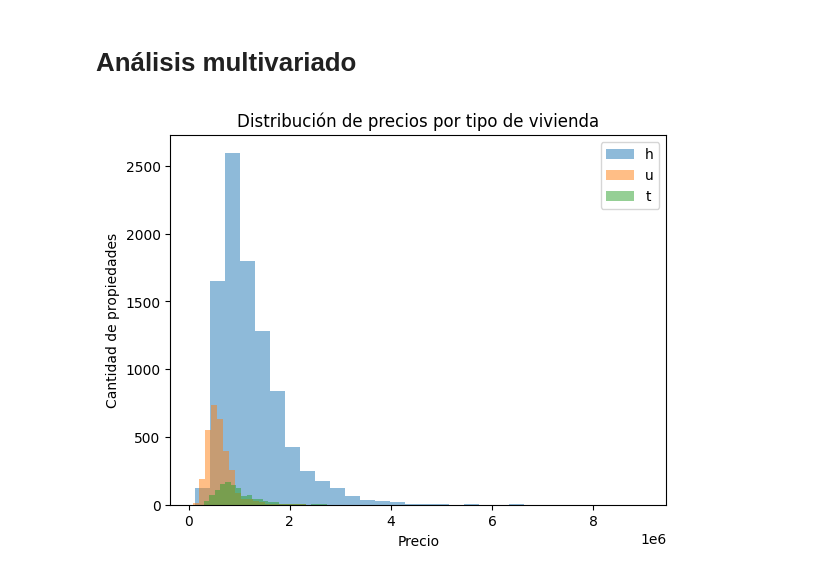
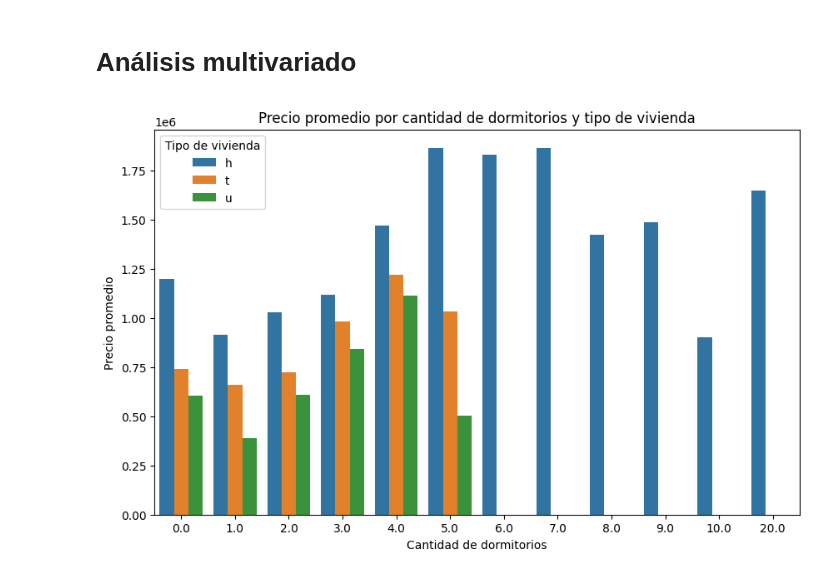
Before and after one commit to Cristian-Larzabal/Data_science, a Jupyter notebook: PrimerEntrega/ProyectoDS_ParteI_Larzabal.ipynb, the cells around one changed output. Cells and saved outputs as stored; diff of their text form; code cells hidden in the pictures.

```diff
--- a/PrimerEntrega/ProyectoDS_ParteI_Larzabal.ipynb
+++ b/PrimerEntrega/ProyectoDS_ParteI_Larzabal.ipynb
@@ -118,15 +145,15 @@ plt.show()
 # %% [markdown]
 # Análisis multivariado
-# %%
-types = df['Type'].unique()
-for t in types:
-    subset = df[df['Type']==t]
-    plt.hist(subset['Price'], bins=30, alpha=0.5, label=t)
-
-plt.title("Distribución de precios por tipo de vivienda")
-plt.xlabel("Precio")
-plt.ylabel("Cantidad de propiedades")
-plt.legend()
-plt.show()
-# %% [output]
-[figure, removed]
+# %%
+# Calcular precio promedio por tipo y cantidad de dormitorios
+avg_price = df.groupby(['Bedroom2','Type'])['Price'].mean().reset_index()
+
+plt.figure(figsize=(10,6))
+sns.barplot(data=avg_price, x='Bedroom2', y='Price', hue='Type')
+plt.title("Precio promedio por cantidad de dormitorios y tipo de vivienda")
+plt.xlabel("Cantidad de dormitorios")
+plt.ylabel("Precio promedio")
+plt.legend(title="Tipo de vivienda")
+plt.show()
+# %% [output]
+[figure, added]
```
Also changed, not shown: parts of 7 cells of this notebook.
